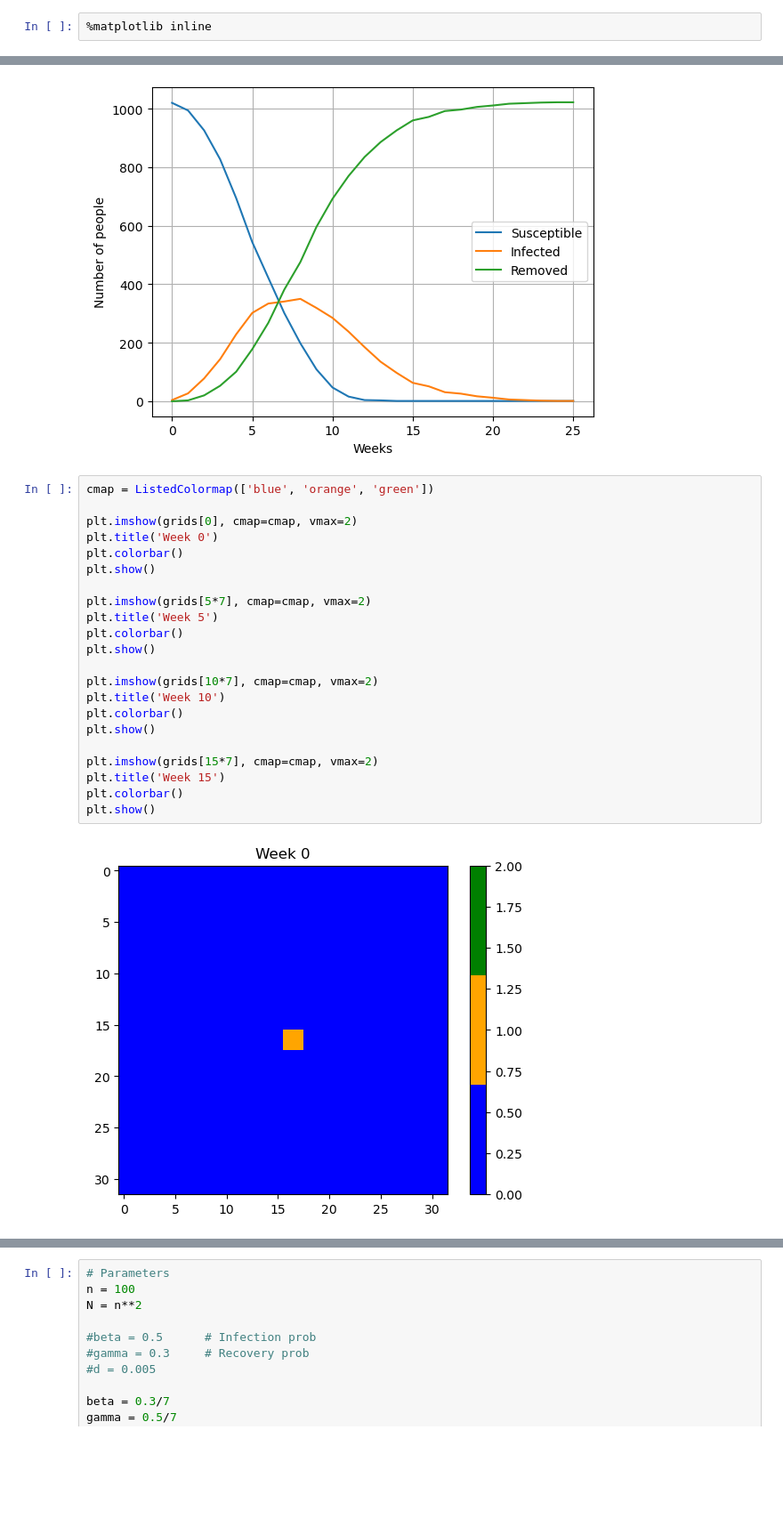
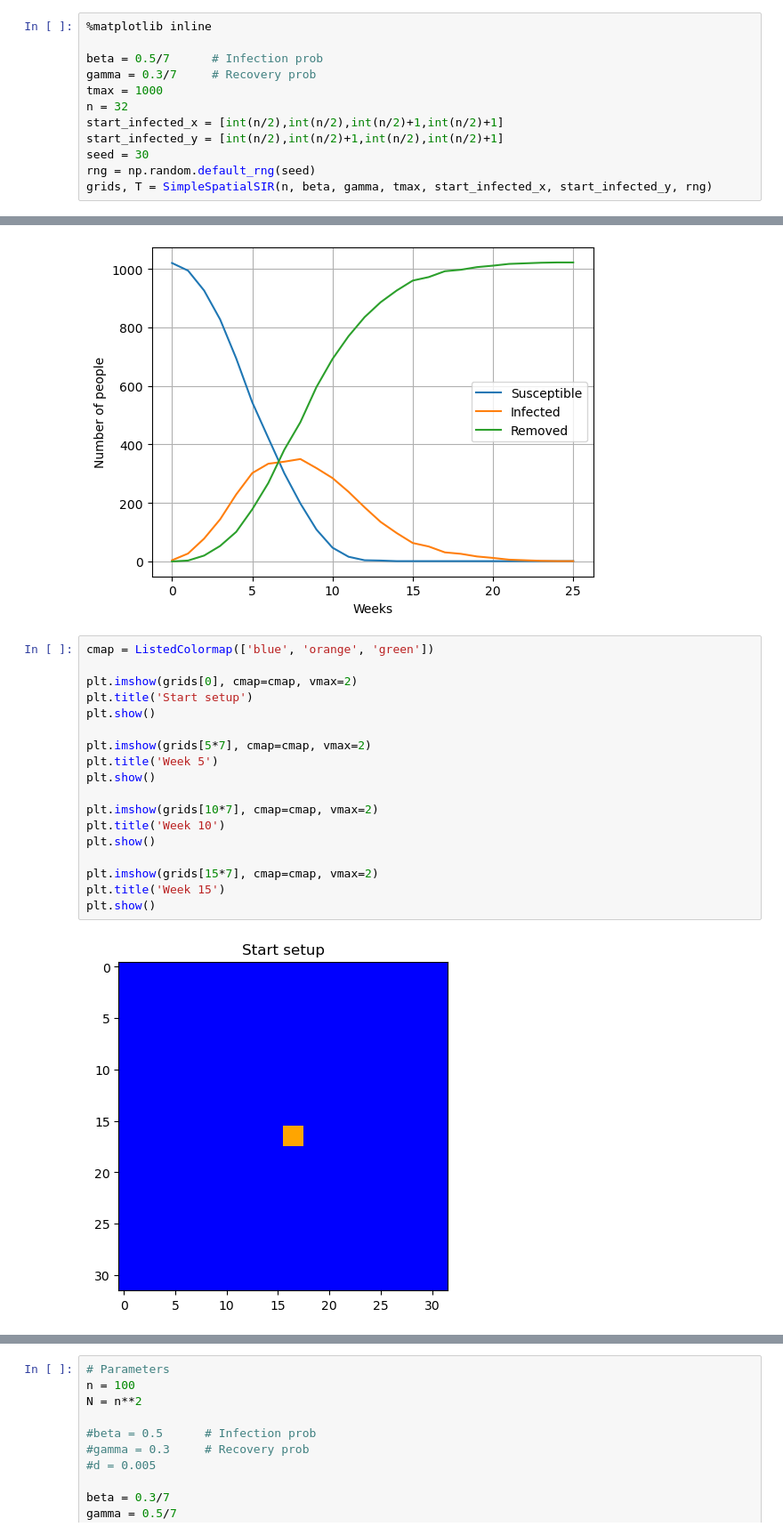
Before and after one commit to s224399/Stoc_sim_2k26, a Jupyter notebook: Project_2/SpatialSIR_test.ipynb, the cells around one changed output, grey strips where cells are left out. Shown at 89% size. Saved outputs shown, nothing was run; the diff lists cells and outputs as text; blank space fills up the shorter version.

Commit message:
spatial final

```diff
--- a/Project_2/SpatialSIR_test.ipynb
+++ b/Project_2/SpatialSIR_test.ipynb
@@ -60,5 +49,15 @@ for t in range(tmax):
 # %%
 %matplotlib inline
+
+beta = 0.5/7      # Infection prob
+gamma = 0.3/7     # Recovery prob
+tmax = 1000
+n = 32
+start_infected_x = [int(n/2),int(n/2),int(n/2)+1,int(n/2)+1]
+start_infected_y = [int(n/2),int(n/2)+1,int(n/2),int(n/2)+1]
+seed = 30
+rng = np.random.default_rng(seed)
+grids, T = SimpleSpatialSIR(n, beta, gamma, tmax, start_infected_x, start_infected_y, rng)
 # %%
 n_s = np.zeros(tmax+1)
 n_i = np.zeros(tmax+1)
@@ -82,24 +81,20 @@ plt.show()
 # %%
 cmap = ListedColormap(['blue', 'orange', 'green'])
 
 plt.imshow(grids[0], cmap=cmap, vmax=2)
-plt.title('Week 0')
-plt.colorbar()
+plt.title('Start setup')
 plt.show()
 
 plt.imshow(grids[5*7], cmap=cmap, vmax=2)
 plt.title('Week 5')
-plt.colorbar()
 plt.show()
 
 plt.imshow(grids[10*7], cmap=cmap, vmax=2)
 plt.title('Week 10')
-plt.colorbar()
 plt.show()
 
 plt.imshow(grids[15*7], cmap=cmap, vmax=2)
 plt.title('Week 15')
-plt.colorbar()
 plt.show()
 # %% [output]
-[figure, old version]
+[figure, new version]
```
Also changed, not shown: parts of 17 cells of this notebook.
